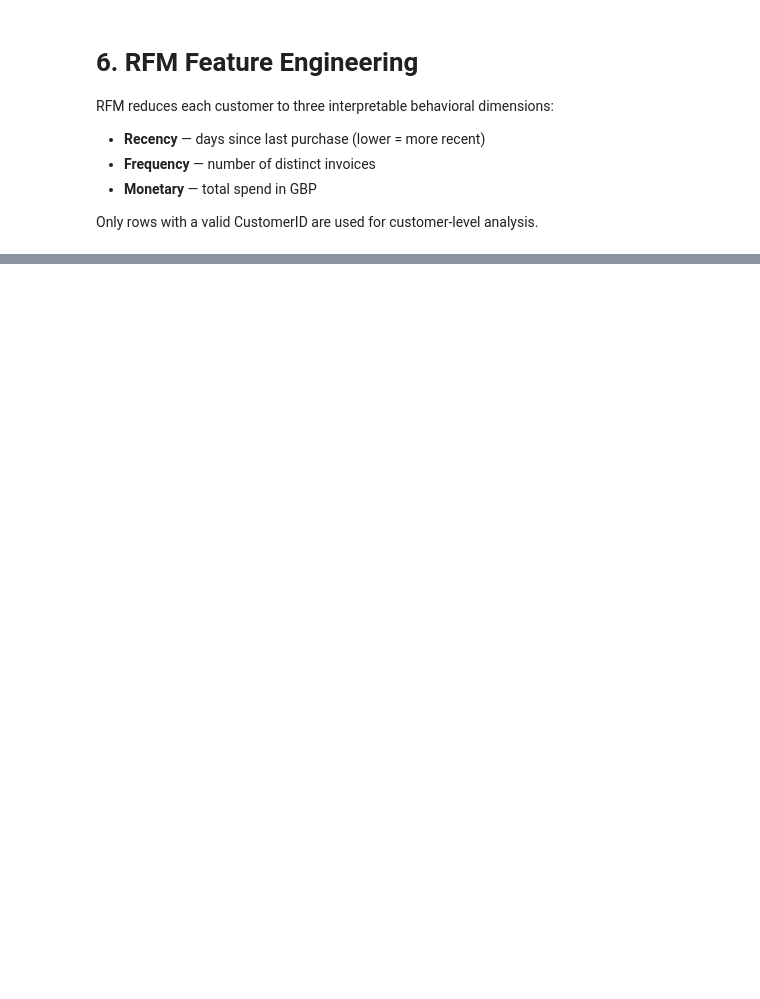
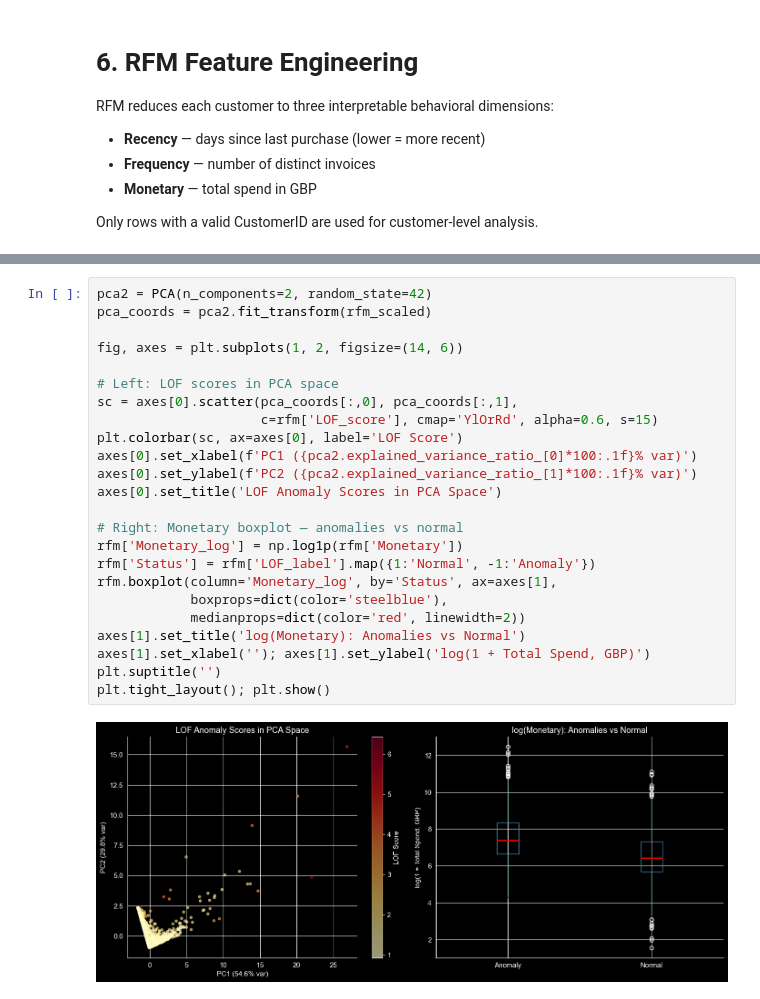
Before and after one commit to yaosaychi/CS4412_DataMiningProject, a Jupyter notebook: notebookFiles/organized data notebook.ipynb, the cells around one changed output, grey strips where cells are left out. Drawn from its saved outputs; the diff is of its cells as text; blank space fills up the shorter version.

```diff
--- a/notebookFiles/organized data notebook.ipynb
+++ b/notebookFiles/organized data notebook.ipynb
@@ -237,0 +527,26 @@ Only rows with a valid CustomerID are used for customer-level analysis.
+# %%
+pca2 = PCA(n_components=2, random_state=42)
+pca_coords = pca2.fit_transform(rfm_scaled)
+
+fig, axes = plt.subplots(1, 2, figsize=(14, 6))
+
+# Left: LOF scores in PCA space
+sc = axes[0].scatter(pca_coords[:,0], pca_coords[:,1],
+                     c=rfm['LOF_score'], cmap='YlOrRd', alpha=0.6, s=15)
+plt.colorbar(sc, ax=axes[0], label='LOF Score')
+axes[0].set_xlabel(f'PC1 ({pca2.explained_variance_ratio_[0]*100:.1f}% var)')
+axes[0].set_ylabel(f'PC2 ({pca2.explained_variance_ratio_[1]*100:.1f}% var)')
+axes[0].set_title('LOF Anomaly Scores in PCA Space')
+
+# Right: Monetary boxplot — anomalies vs normal
+rfm['Monetary_log'] = np.log1p(rfm['Monetary'])
+rfm['Status'] = rfm['LOF_label'].map({1:'Normal', -1:'Anomaly'})
+rfm.boxplot(column='Monetary_log', by='Status', ax=axes[1],
+            boxprops=dict(color='steelblue'),
+            medianprops=dict(color='red', linewidth=2))
+axes[1].set_title('log(Monetary): Anomalies vs Normal')
+axes[1].set_xlabel(''); axes[1].set_ylabel('log(1 + Total Spend, GBP)')
+plt.suptitle('')
+plt.tight_layout(); plt.show()
+# %% [output]
+[figure, added]
```
Also changed, not shown: parts of 14 cells of this notebook.
